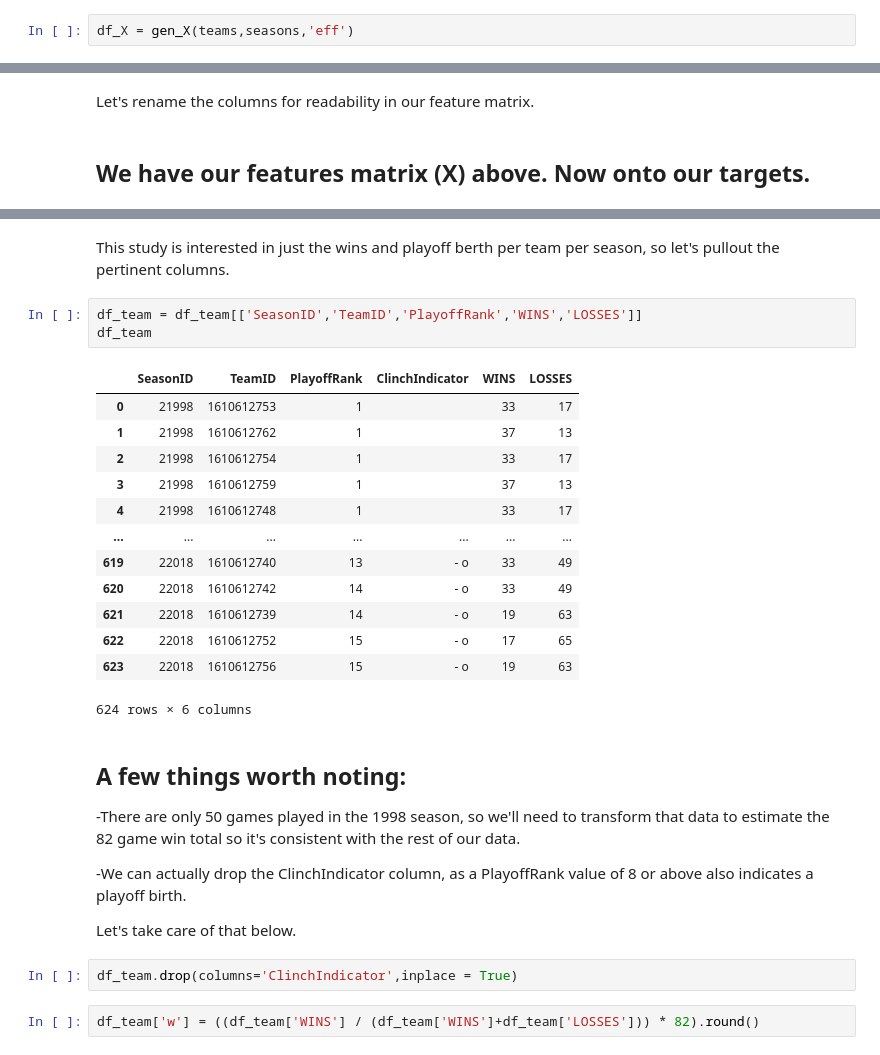
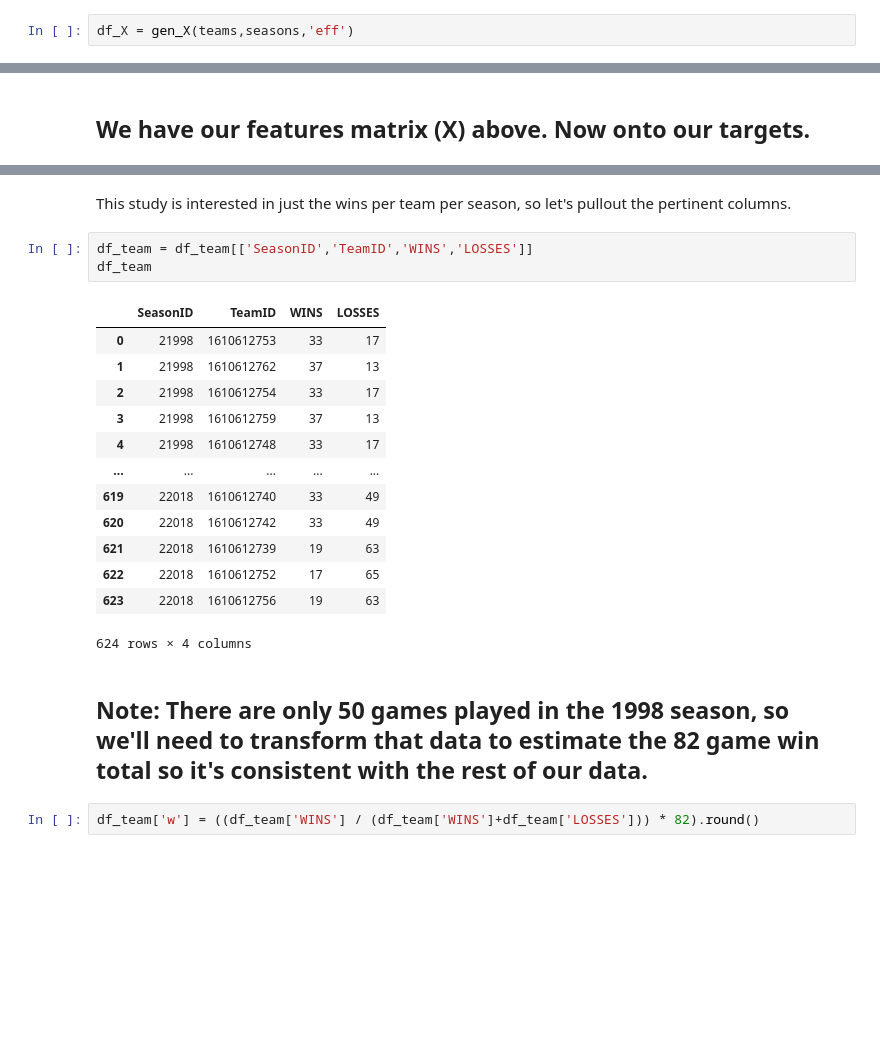
Before and after one commit to jangelchik/basketball_efficiency, a Jupyter notebook: data_and_plots.ipynb, the cells around one changed output, grey strips where cells are left out. Drawn from its saved outputs; the diff is of its cells as text; blank space fills up the shorter version.

```diff
--- a/data_and_plots.ipynb
+++ b/data_and_plots.ipynb
@@ -448,6 +441,4 @@ df_X
 630 rows × 30 columns
-# %% [markdown]
-Let's rename the columns for readability in our feature matrix.
 # %% [markdown]
 ## We have our features matrix (X) above. Now onto our targets.
 # %%
@@ -471,34 +462,26 @@ Data columns (total 14 columns):
 dtypes: int64(5), object(9)
 memory usage: 68.4+ KB
 # %% [markdown]
-This study is interested in just the wins and playoff berth per team per season, so let's pullout the pertinent columns.
+This study is interested in just the wins per team per season, so let's pullout the pertinent columns.
 # %%
-df_team = df_team[['SeasonID','TeamID','PlayoffRank','WINS','LOSSES']]
+df_team = df_team[['SeasonID','TeamID','WINS','LOSSES']]
 df_team
 # %% [output]
-|  | SeasonID | TeamID | PlayoffRank | ClinchIndicator | WINS | LOSSES |
-| 0 | 21998 | 1610612753 | 1 |  | 33 | 17 |
-| 1 | 21998 | 1610612762 | 1 |  | 37 | 13 |
-| 2 | 21998 | 1610612754 | 1 |  | 33 | 17 |
-| 3 | 21998 | 1610612759 | 1 |  | 37 | 13 |
-| 4 | 21998 | 1610612748 | 1 |  | 33 | 17 |
-| ... | ... | ... | ... | ... | ... | ... |
-| 619 | 22018 | 1610612740 | 13 | - o | 33 | 49 |
-| 620 | 22018 | 1610612742 | 14 | - o | 33 | 49 |
-| 621 | 22018 | 1610612739 | 14 | - o | 19 | 63 |
-| 622 | 22018 | 1610612752 | 15 | - o | 17 | 65 |
-| 623 | 22018 | 1610612756 | 15 | - o | 19 | 63 |
+|  | SeasonID | TeamID | WINS | LOSSES |
+| 0 | 21998 | 1610612753 | 33 | 17 |
+| 1 | 21998 | 1610612762 | 37 | 13 |
+| 2 | 21998 | 1610612754 | 33 | 17 |
+| 3 | 21998 | 1610612759 | 37 | 13 |
+| 4 | 21998 | 1610612748 | 33 | 17 |
+| ... | ... | ... | ... | ... |
+| 619 | 22018 | 1610612740 | 33 | 49 |
+| 620 | 22018 | 1610612742 | 33 | 49 |
+| 621 | 22018 | 1610612739 | 19 | 63 |
+| 622 | 22018 | 1610612752 | 17 | 65 |
+| 623 | 22018 | 1610612756 | 19 | 63 |
-624 rows × 6 columns
+624 rows × 4 columns
 # %% [markdown]
-## A few things worth noting:
-
--There are only 50 games played in the 1998 season, so we'll need to transform that data to estimate the 82 game win total so it's consistent with the rest of our data.
-
--We can actually drop the ClinchIndicator column, as a PlayoffRank value of 8 or above also indicates a playoff birth.
-
-Let's take care of that below.
+## Note: There are only 50 games played in the 1998 season, so we'll need to transform that data to estimate the 82 game win total so it's consistent with the rest of our data.
-# %%
-df_team.drop(columns='ClinchIndicator',inplace = True)
 # %%
 df_team['w'] = ((df_team['WINS'] / (df_team['WINS']+df_team['LOSSES'])) * 82).round()
 # %%
```
Also changed, not shown: parts of 44 cells of this notebook, 1 other file.
